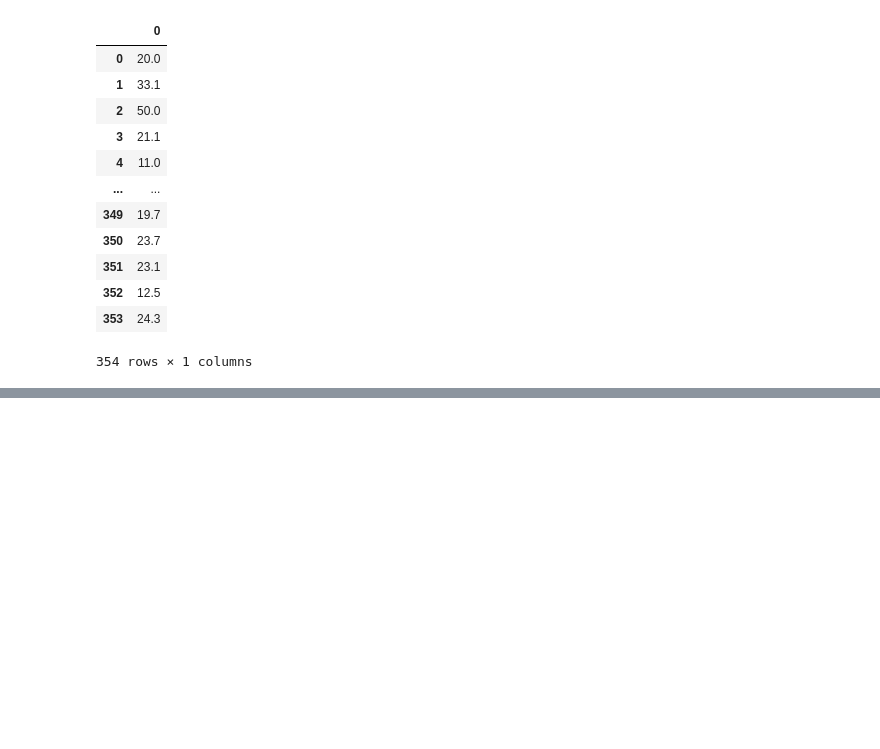
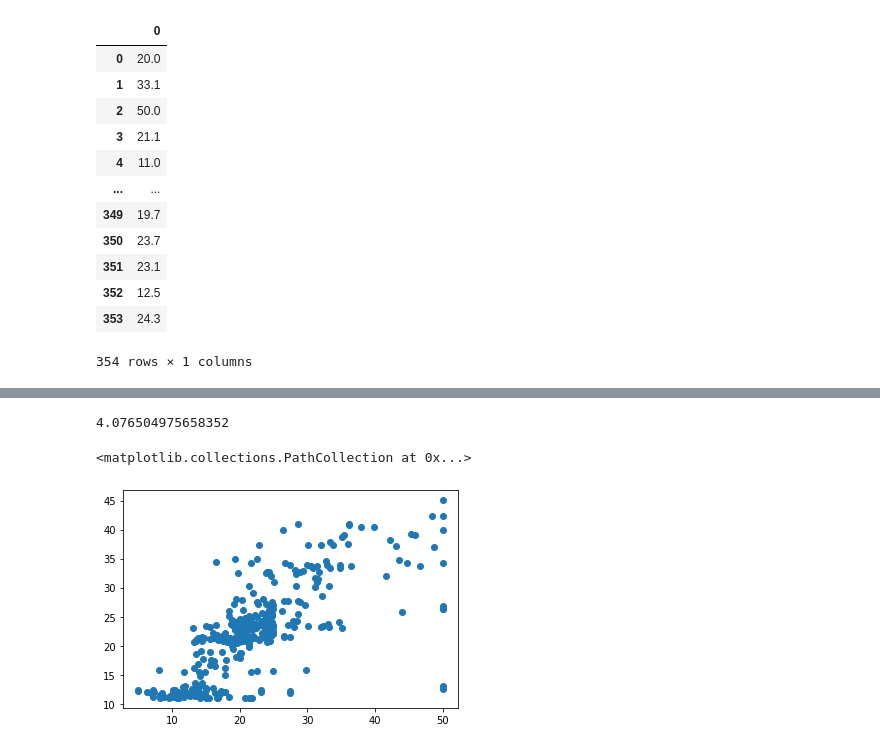
Before and after one commit to DaniloBenjamin/Deep_Learning, a Jupyter notebook: boston_housing/redes_neurais_densas_01.ipynb, the cells around one changed output, grey strips where cells are left out. Drawn from its saved outputs; the diff is of its cells as text; code cells hidden in the pictures; blank space fills up the shorter version.

```diff
--- a/boston_housing/redes_neurais_densas_01.ipynb
+++ b/boston_housing/redes_neurais_densas_01.ipynb
@@ -40,0 +65,8 @@ teste = pd.concat([pd.DataFrame(dataset[1][0]),pd.DataFrame(dataset[1][1])], axi
+# %%
+model = Sequential()
+model.add(Input(shape=(3,)))
+model.add(Dense(144, activation='relu'))
+model.add(Dense(100, activation='relu'))
+model.add(Dense(1, activation='linear'))
+
+model.summary()
@@ -40,0 +89,4 @@ teste = pd.concat([pd.DataFrame(dataset[1][0]),pd.DataFrame(dataset[1][1])], axi
+# %%
+model.compile(loss='mae')
+# %%
+model.fit(x_treino, y_treino, epochs=600, batch_size = 6)
@@ -40,0 +112,11 @@ teste = pd.concat([pd.DataFrame(dataset[1][0]),pd.DataFrame(dataset[1][1])], axi
+# %%
+analise = pd.concat([pd.DataFrame(y_teste),pd.DataFrame(model.predict(x_teste))], axis = 1, ignore_index=True)
+# %%
+abs(analise[0] - analise[1]).mean()
+# %% [output]
+4.076504975658352
+# %%
+plt.scatter(x=analise[0], y=analise[1])
+# %% [output]
+<matplotlib.collections.PathCollection at 0x...>
+[figure, added]
```
Also changed, not shown: parts of 14 cells of this notebook.
